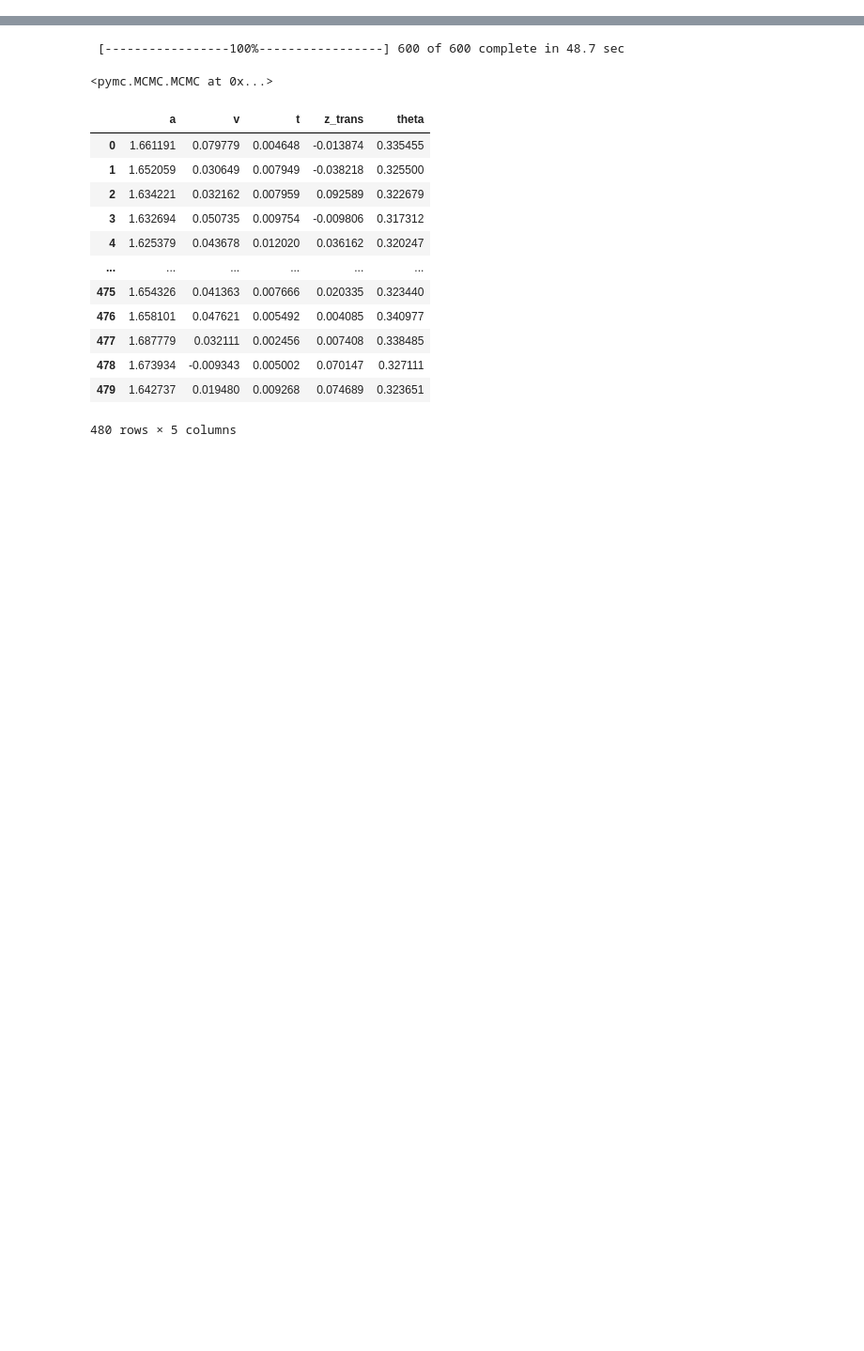
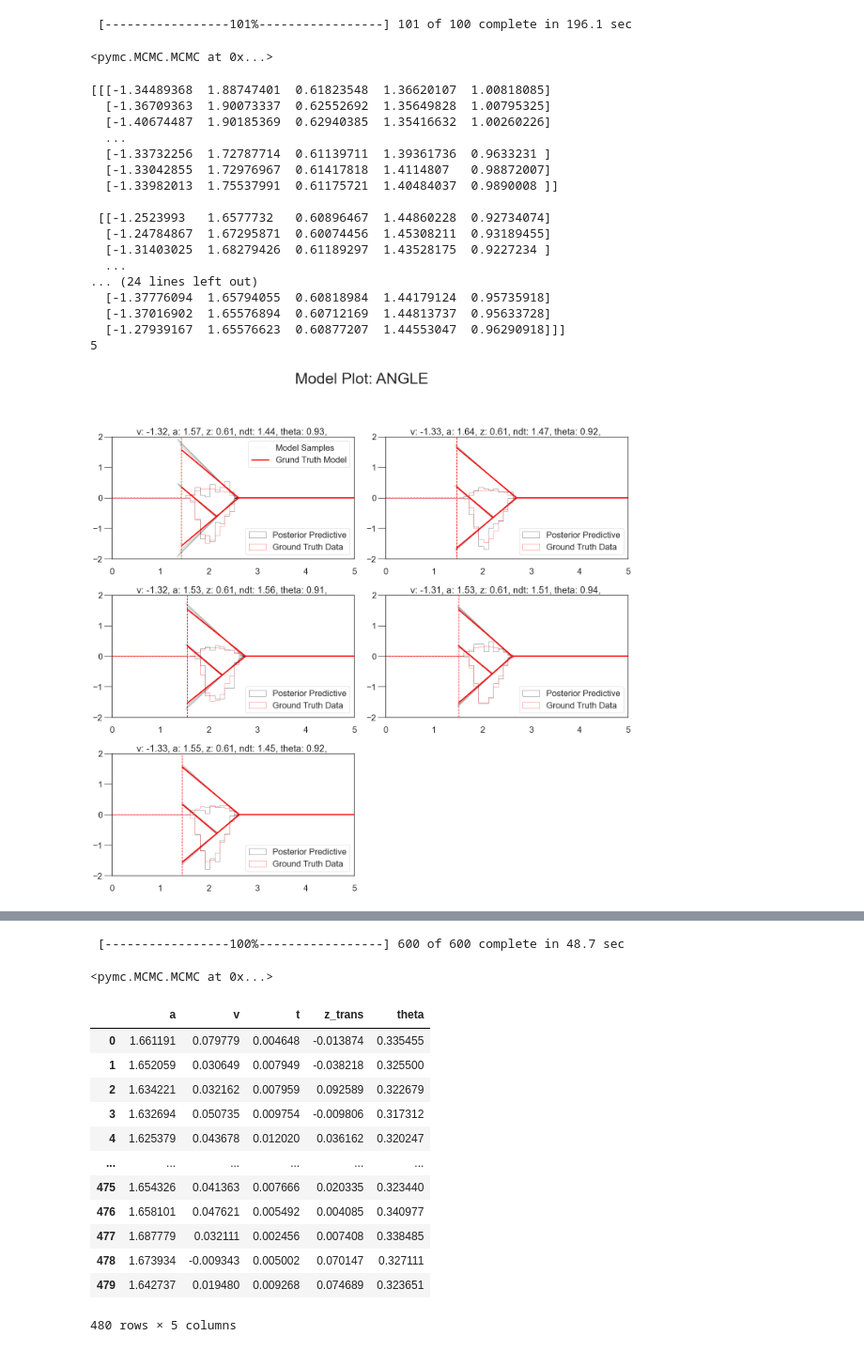
Before and after one commit to AlexanderFengler/hddmnn_tutorial, a Jupyter notebook: ddm_variants_exploration.ipynb, the cells around one changed output, grey strips where cells are left out. Shown at 94% size. Saved outputs shown, nothing was run; the diff lists cells and outputs as text; code cells hidden in the pictures; blank space fills up the shorter version.

```diff
--- a/ddm_variants_exploration.ipynb
+++ b/ddm_variants_exploration.ipynb
@@ -116,0 +83,2 @@ model_plot(ground_truths = ground_truths,
+# %%
+hddm_data_hierarchical_angle = hddm_preprocess_hierarchical(model = 'angle', datasetid = 0)
@@ -116,0 +105,16 @@ model_plot(ground_truths = ground_truths,
+# %%
+hddm_hierarchical_model_angle = hddm.HDDMnn_angle(hddm_data_hierarchical[0],
+                                            free = False,
+                                            informative = False,
+                                            include = 'z',
+                                            is_group_model = True)
+# %%
+# Sampling:
+nmcmc = 100
+hddm_hierarchical_model.sample(nmcmc,
+                               burn = 50,
+                               dbname = 'traces_hierarchical_angle_tutorial.db',
+                               db = 'pickle')
+# %% [output]
+ [-----------------101%-----------------] 101 of 100 complete in 196.1 sec
+<pymc.MCMC.MCMC at 0x...>
@@ -116,0 +123,31 @@ model_plot(ground_truths = ground_truths,
+# %%
+# Posterior Predictive
+model_plot(ground_truths = hddm_data_hierarchical_angle[1].values,
+           posterior_samples = hddm_hierarchical_model_angle.get_traces(),
+           input_hddm_trace = True,
+           n_post_params = 20,
+           cols = 2,
+           model = 'angle',
+           datatype = 'hierarchical',
+           n_plots = 5,
+           max_t = 5,
+           show_model = True)
+# %% [output]
+[[[-1.34489368  1.88747401  0.61823548  1.36620107  1.00818085]
+  [-1.36709363  1.90073337  0.62552692  1.35649828  1.00795325]
+  [-1.40674487  1.90185369  0.62940385  1.35416632  1.00260226]
+  ...
+  [-1.33732256  1.72787714  0.61139711  1.39361736  0.9633231 ]
+  [-1.33042855  1.72976967  0.61417818  1.4114807   0.98872007]
+  [-1.33982013  1.75537991  0.61175721  1.40484037  0.9890008 ]]
+
+ [[-1.2523993   1.6577732   0.60896467  1.44860228  0.92734074]
+  [-1.24784867  1.67295871  0.60074456  1.45308211  0.93189455]
+  [-1.31403025  1.68279426  0.61189297  1.43528175  0.9227234 ]
+  ...
+... (24 lines left out)
+  [-1.37776094  1.65794055  0.60818984  1.44179124  0.95735918]
+  [-1.37016902  1.65576894  0.60712169  1.44813737  0.95633728]
+  [-1.27939167  1.65576623  0.60877207  1.44553047  0.96290918]]]
+5
+[figure, added]
```
Also changed, not shown: parts of 37 cells of this notebook, 3 other files.
